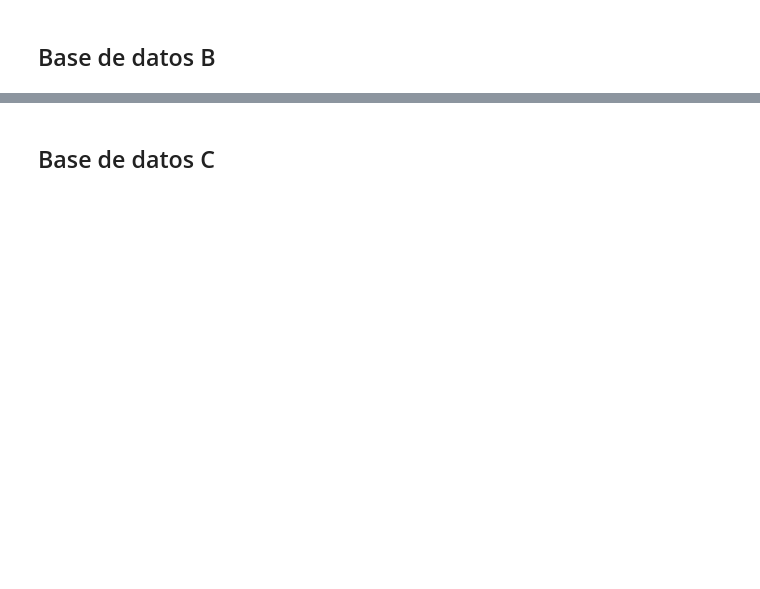
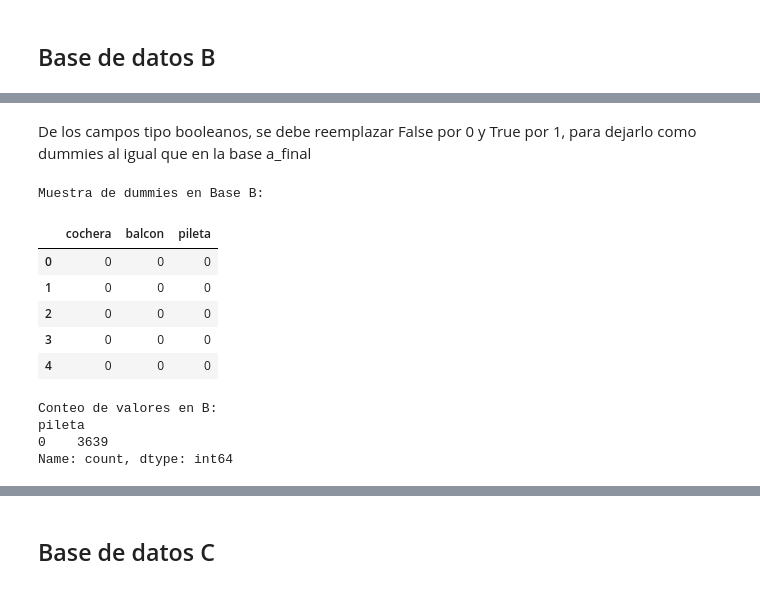
Before and after one commit to Belc-da/prueba-tecnica-ds-propiedata, a Jupyter notebook: notebooks/01_limpieza.ipynb, the cells around one changed output, grey strips where cells are left out. Saved outputs shown, nothing was run; the diff lists cells and outputs as text; code cells hidden in the pictures; blank space fills up the shorter version.

```diff
--- a/notebooks/01_limpieza.ipynb
+++ b/notebooks/01_limpieza.ipynb
@@ -655,0 +815,19 @@ memory usage: 672.9 KB
+# %%
+#Renombre de campos de acuerdo al mapeo:
+mapping_b = {
+    'neighborhood': 'zona_barrio',
+    'property_type': 'tipo',
+    'covered_area_m2': 'superficie_cubierta',
+    'total_area_m2': 'superficie_total',
+    'rooms': 'ambientes_num',
+    'bedrooms': 'dormitorios',
+    'bathrooms': 'banios',
+    'age_years': 'antiguedad',
+    'has_garage': 'cochera',
+    'has_balcony': 'balcon',
+    'has_pool': 'pileta',
+    'lat': 'latitud',
+    'lng': 'longitud',
+    'created_at': 'fecha_publicacion'
+}
+b = b.rename(columns=mapping_b)
@@ -655,0 +854,26 @@ memory usage: 672.9 KB
+# %% [markdown]
+De los campos tipo booleanos, se debe reemplazar False por 0 y True por 1, para dejarlo como dummies al igual que en la base a_final
+# %%
+for col in ['cochera', 'balcon', 'pileta']:
+    if col in b.columns:
+
+        b[col] = b[col].map({True: 1, False: 0}).fillna(0).astype(int)
+
+# Verificamos rápidamente los resultados en B
+print("Muestra de dummies en Base B:")
+display(b[['cochera', 'balcon', 'pileta']].head())
+
+print("\nConteo de valores en B:")
+print(b['pileta'].value_counts())
+# %% [output]
+Muestra de dummies en Base B:
+|  | cochera | balcon | pileta |
+| 0 | 0 | 0 | 0 |
+| 1 | 0 | 0 | 0 |
+| 2 | 0 | 0 | 0 |
+| 3 | 0 | 0 | 0 |
+| 4 | 0 | 0 | 0 |
+Conteo de valores en B:
+pileta
+0    3639
+Name: count, dtype: int64
```
Also changed, not shown: parts of 49 cells of this notebook, 1 other file.
